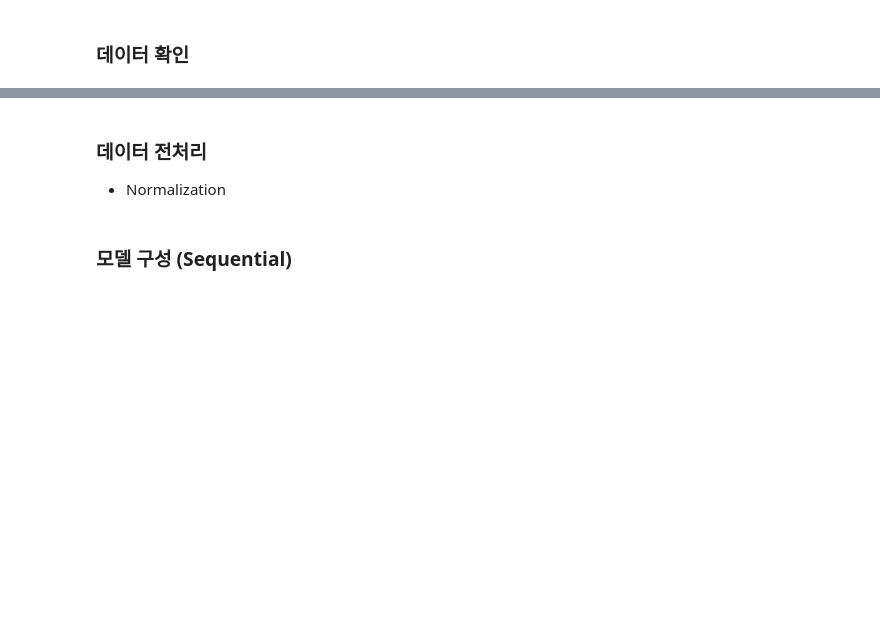
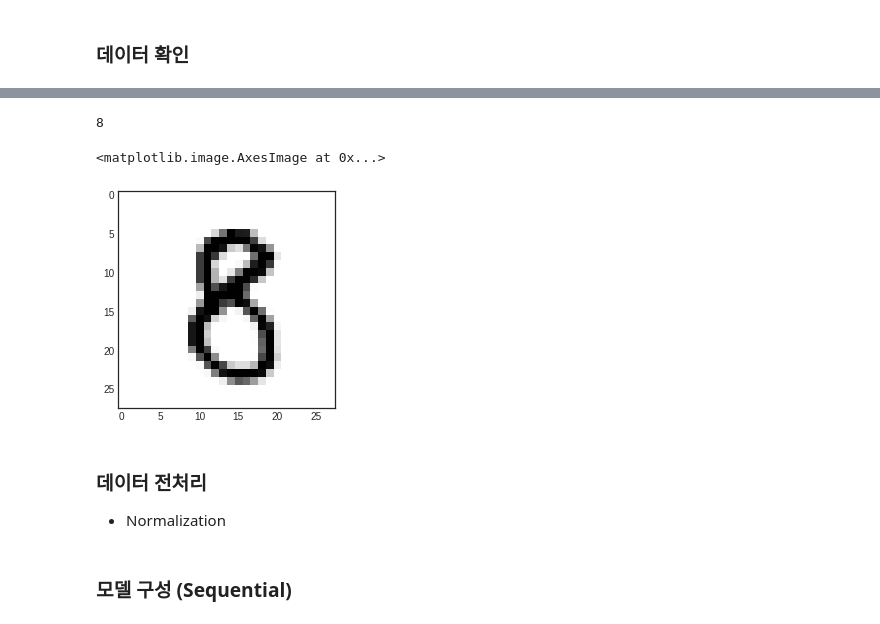
Before and after one commit to toot09/keras_basic, a Jupyter notebook: Keras_basic.ipynb, the cells around one changed output, grey strips where cells are left out. Saved outputs shown, nothing was run; the diff lists cells and outputs as text; code cells hidden in the pictures; blank space fills up the shorter version.

```diff
--- a/Keras_basic.ipynb
+++ b/Keras_basic.ipynb
@@ -478,3 +674,11 @@ plot_model(model)
+# %%
+print(y_train[0])
+img = x_train[0]
+plt.imshow(img)
+# %% [output]
+8
+<matplotlib.image.AxesImage at 0x...>
+[figure, added]
 # %% [markdown]
 ### 데이터 전처리
 - Normalization
```
Also changed, not shown: parts of 22 cells of this notebook.
